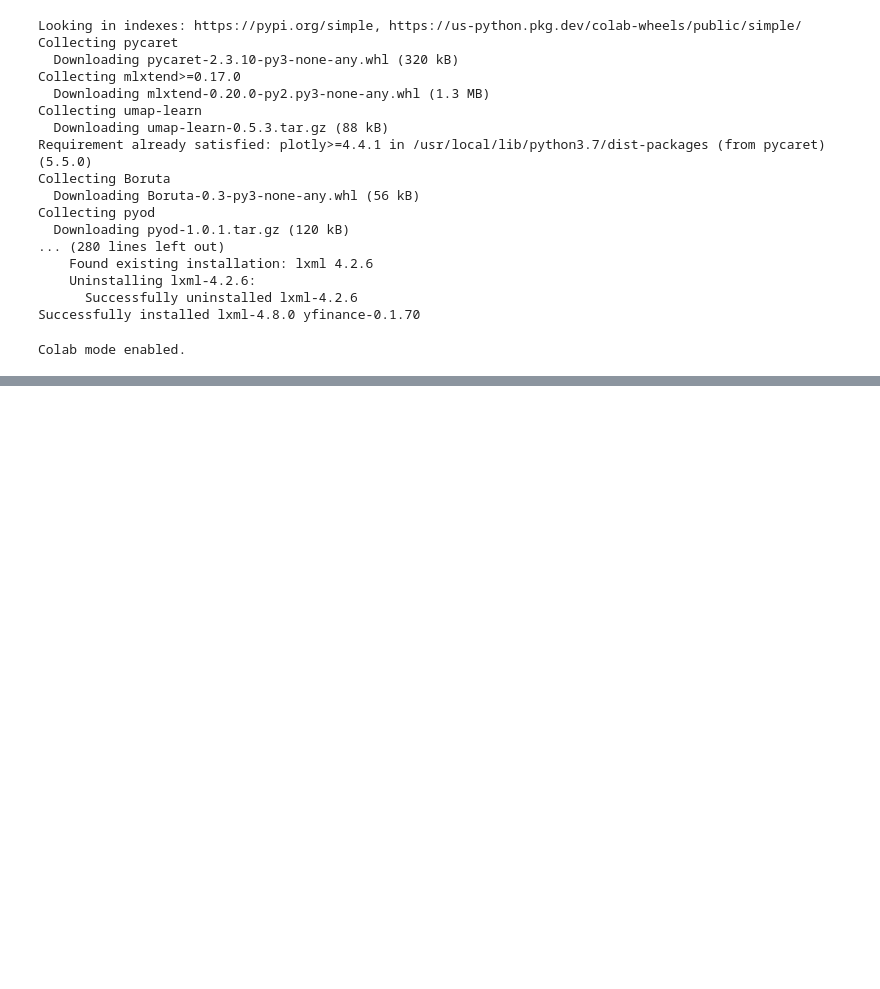
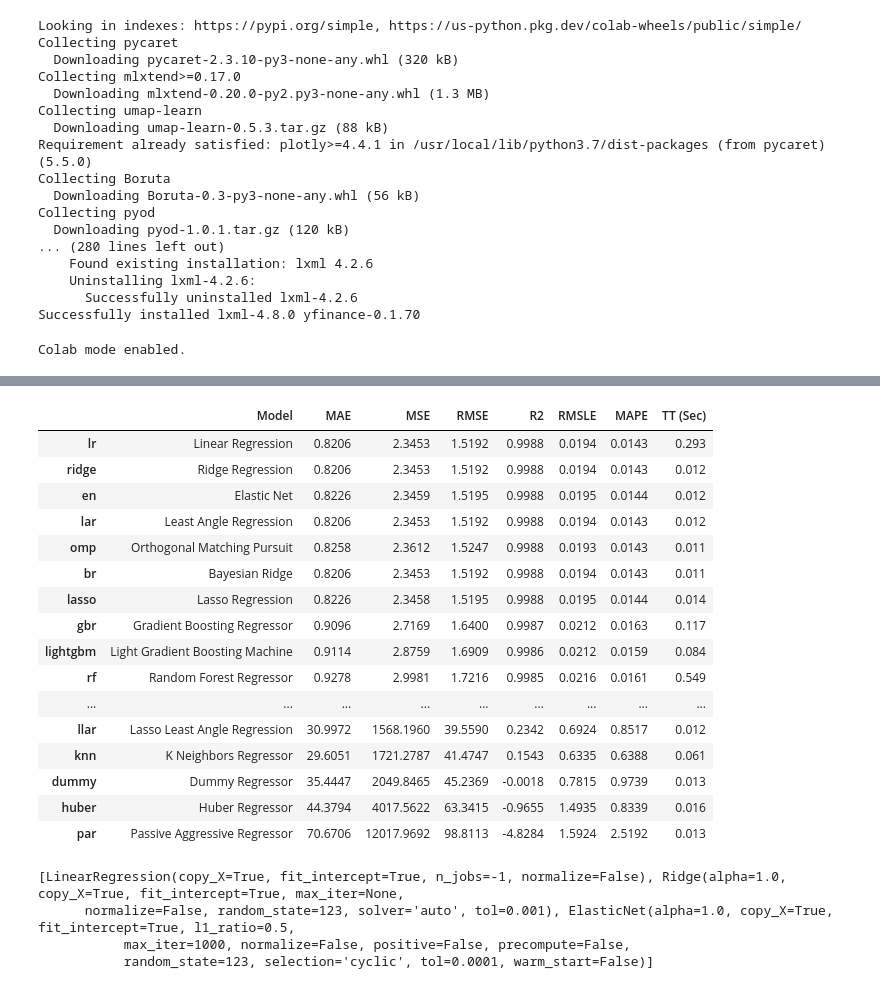
Before and after one commit to BrunoFUAL/modelos_previsao, a Jupyter notebook: pycaret.ipynb, the cells around one changed output, grey strips where cells are left out. Cells and saved outputs as stored; diff of their text form; code cells hidden in the pictures; blank space fills up the shorter version.

```diff
--- a/pycaret.ipynb
+++ b/pycaret.ipynb
@@ -43,0 +262,31 @@ df = yf.Ticker('AAPL')
+# %%
+#O pycret tras varios modelos dentro da biblioteca (aproximadamente 25 modelos)
+#Neste caso será seleccionado o top 3 dos modelos com base en determinadas metricas (MAE, MSE, RMSE, etc)
+#Os modelos estão organizados através do R2 que determina os valores que estão em cima da linha de regressão
+
+top3 =compare_models(n_select = 3)
+# %% [output]
+|  | Model | MAE | MSE | RMSE | R2 | RMSLE | MAPE | TT (Sec) |
+| lr | Linear Regression | 0.8206 | 2.3453 | 1.5192 | 0.9988 | 0.0194 | 0.0143 | 0.293 |
+| ridge | Ridge Regression | 0.8206 | 2.3453 | 1.5192 | 0.9988 | 0.0194 | 0.0143 | 0.012 |
+| en | Elastic Net | 0.8226 | 2.3459 | 1.5195 | 0.9988 | 0.0195 | 0.0144 | 0.012 |
+| lar | Least Angle Regression | 0.8206 | 2.3453 | 1.5192 | 0.9988 | 0.0194 | 0.0143 | 0.012 |
+| omp | Orthogonal Matching Pursuit | 0.8258 | 2.3612 | 1.5247 | 0.9988 | 0.0193 | 0.0143 | 0.011 |
+| br | Bayesian Ridge | 0.8206 | 2.3453 | 1.5192 | 0.9988 | 0.0194 | 0.0143 | 0.011 |
+| lasso | Lasso Regression | 0.8226 | 2.3458 | 1.5195 | 0.9988 | 0.0195 | 0.0144 | 0.014 |
+| gbr | Gradient Boosting Regressor | 0.9096 | 2.7169 | 1.6400 | 0.9987 | 0.0212 | 0.0163 | 0.117 |
+| lightgbm | Light Gradient Boosting Machine | 0.9114 | 2.8759 | 1.6909 | 0.9986 | 0.0212 | 0.0159 | 0.084 |
+| rf | Random Forest Regressor | 0.9278 | 2.9981 | 1.7216 | 0.9985 | 0.0216 | 0.0161 | 0.549 |
+| ... | ... | ... | ... | ... | ... | ... | ... | ... |
+| llar | Lasso Least Angle Regression | 30.9972 | 1568.1960 | 39.5590 | 0.2342 | 0.6924 | 0.8517 | 0.012 |
+| knn | K Neighbors Regressor | 29.6051 | 1721.2787 | 41.4747 | 0.1543 | 0.6335 | 0.6388 | 0.061 |
+| dummy | Dummy Regressor | 35.4447 | 2049.8465 | 45.2369 | -0.0018 | 0.7815 | 0.9739 | 0.013 |
+| huber | Huber Regressor | 44.3794 | 4017.5622 | 63.3415 | -0.9655 | 1.4935 | 0.8339 | 0.016 |
+| par | Passive Aggressive Regressor | 70.6706 | 12017.9692 | 98.8113 | -4.8284 | 1.5924 | 2.5192 | 0.013 |
+# %%
+print(top3)
+# %% [output]
+[LinearRegression(copy_X=True, fit_intercept=True, n_jobs=-1, normalize=False), Ridge(alpha=1.0, copy_X=True, fit_intercept=True, max_iter=None,
+      normalize=False, random_state=123, solver='auto', tol=0.001), ElasticNet(alpha=1.0, copy_X=True, fit_intercept=True, l1_ratio=0.5,
+           max_iter=1000, normalize=False, positive=False, precompute=False,
+           random_state=123, selection='cyclic', tol=0.0001, warm_start=False)]
```
Also changed, not shown: parts of 13 cells of this notebook.
